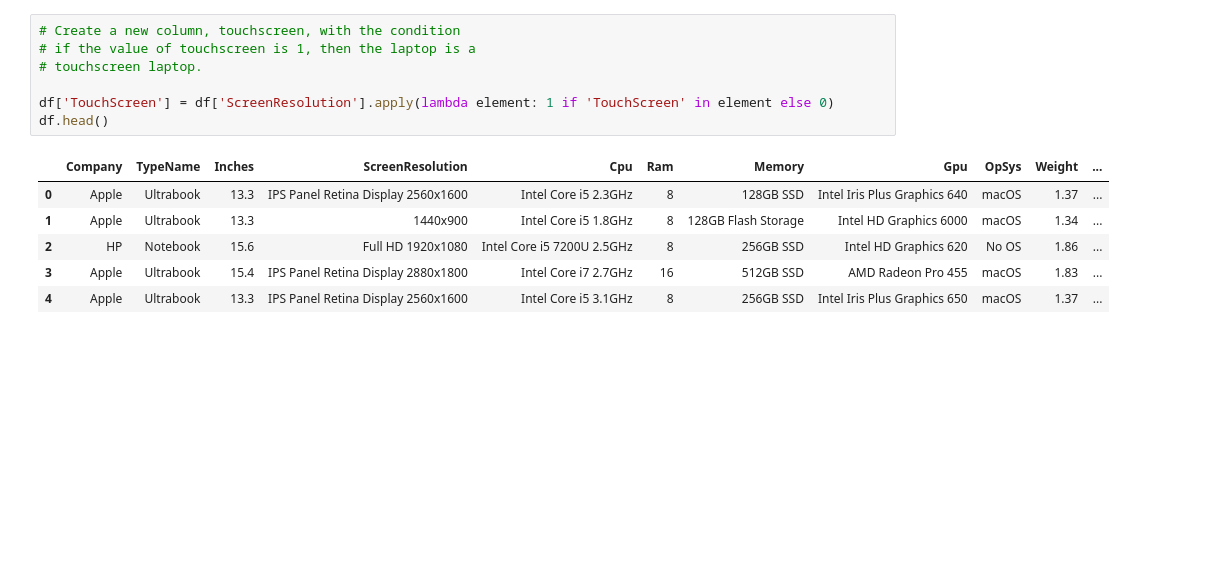
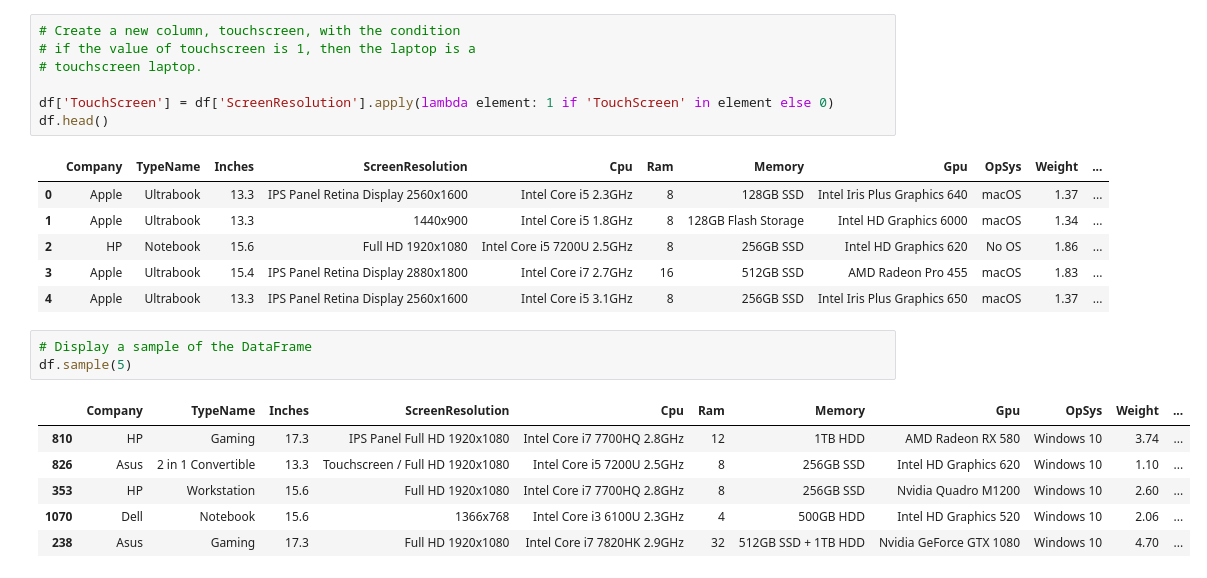
Before and after one commit to AAdewunmi/Laptop_Prices_Prediction_Project, a Jupyter notebook: Laptop_Price_Predictor.ipynb, the cells around one changed output. Cells and saved outputs as stored; diff of their text form; blank space fills up the shorter version.

Commit message:
Display a sample of the DataFrame

```diff
--- a/Laptop_Price_Predictor.ipynb
+++ b/Laptop_Price_Predictor.ipynb
@@ -366,3 +378,13 @@ df.head()
 | 2 | HP | Notebook | 15.6 | Full HD 1920x1080 | Intel Core i5 7200U 2.5GHz | 8 | 256GB SSD | Intel HD Graphics 620 | No OS | 1.86 | ... |
 | 3 | Apple | Ultrabook | 15.4 | IPS Panel Retina Display 2880x1800 | Intel Core i7 2.7GHz | 16 | 512GB SSD | AMD Radeon Pro 455 | macOS | 1.83 | ... |
 | 4 | Apple | Ultrabook | 13.3 | IPS Panel Retina Display 2560x1600 | Intel Core i5 3.1GHz | 8 | 256GB SSD | Intel Iris Plus Graphics 650 | macOS | 1.37 | ... |
+# %%
+# Display a sample of the DataFrame
+df.sample(5)
+# %% [output]
+|  | Company | TypeName | Inches | ScreenResolution | Cpu | Ram | Memory | Gpu | OpSys | Weight | ... |
+| 810 | HP | Gaming | 17.3 | IPS Panel Full HD 1920x1080 | Intel Core i7 7700HQ 2.8GHz | 12 | 1TB HDD | AMD Radeon RX 580 | Windows 10 | 3.74 | ... |
+| 826 | Asus | 2 in 1 Convertible | 13.3 | Touchscreen / Full HD 1920x1080 | Intel Core i5 7200U 2.5GHz | 8 | 256GB SSD | Intel HD Graphics 620 | Windows 10 | 1.10 | ... |
+| 353 | HP | Workstation | 15.6 | Full HD 1920x1080 | Intel Core i7 7700HQ 2.8GHz | 8 | 256GB SSD | Nvidia Quadro M1200 | Windows 10 | 2.60 | ... |
+| 1070 | Dell | Notebook | 15.6 | 1366x768 | Intel Core i3 6100U 2.3GHz | 4 | 500GB HDD | Intel HD Graphics 520 | Windows 10 | 2.06 | ... |
+| 238 | Asus | Gaming | 17.3 | Full HD 1920x1080 | Intel Core i7 7820HK 2.9GHz | 32 | 512GB SSD + 1TB HDD | Nvidia GeForce GTX 1080 | Windows 10 | 4.70 | ... |
```
Also changed, not shown: parts of 3 cells of this notebook.
